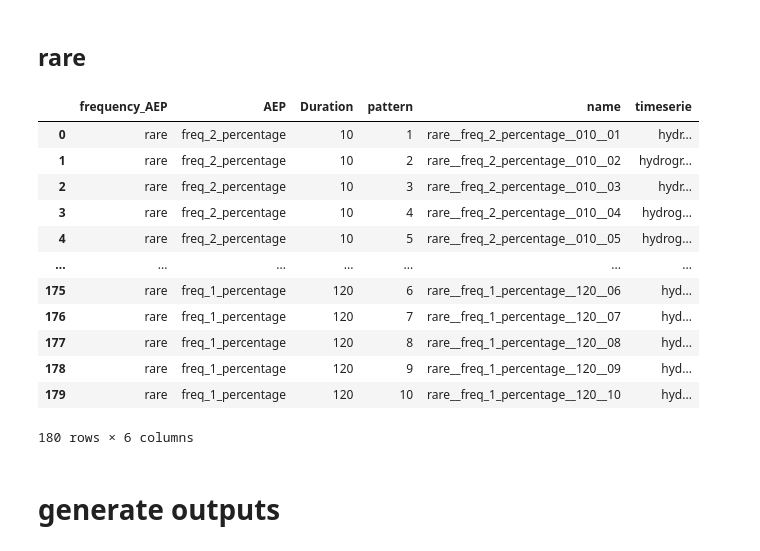
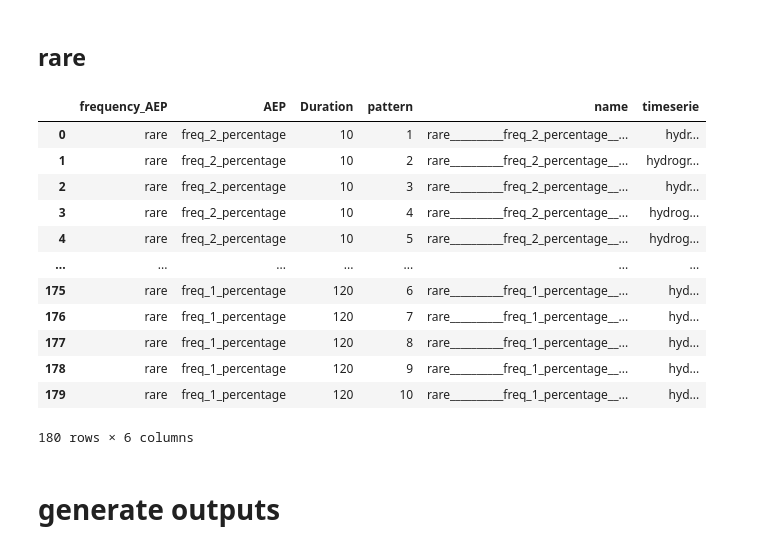
Before and after one commit to Holger-Paxi/Flood_Estimation, a Jupyter notebook: generate_rainfall_temporal_patterns.ipynb, the cells around one changed output. Cells and saved outputs as stored; diff of their text form; code cells hidden in the pictures.

```diff
--- a/generate_rainfall_temporal_patterns.ipynb
+++ b/generate_rainfall_temporal_patterns.ipynb
@@ -161,3 +161,6 @@ AEP_frequency_req
 | 6 | intermediate | 0.05 | 5.00 | 20.00 | 19.50 | freq_5_percentage |
 | 7 | rare | 0.02 | 2.00 | 50.00 | 49.50 | freq_2_percentage |
 | 8 | rare | 0.01 | 1.00 | 100.00 | 99.50 | freq_1_percentage |
+# %%
+max_len_freq = AEP_frequency_req.frequency.apply(lambda arg: len(arg)).max()
+max_len_freq
@@ -163,0 +169,3 @@ AEP_frequency_req
+# %%
+max_len_desc = AEP_frequency_req.frequency_descriptor.apply(lambda arg: len(arg)).max()
+max_len_desc
@@ -651,7 +661,9 @@ for index_14 in freq_rainseries.columns[3:]:
                 temp_list.append(f8)
 
             temp_list = pd.concat(temp_list, ignore_index=True)
-            f9 = '{}__{}__{:03}__{:02}'.format(f1, index_14, f2, index_16 + 1)
+            f9 = '{}__{}__{:03}__{:02}'.format(f1 if len(f1) == max_len_freq else f1 + (max_len_freq - len(f1)) * '_',
+                                               index_14 if len(index_14) == max_len_desc else index_14 + (max_len_desc - len(index_14)) * '_',
+                                               f2, index_16 + 1)
             f10 = pd.DataFrame({'frequency_AEP':[f1], 'AEP':[index_14], 'Duration':[f2], 'pattern':[index_16 + 1], 'name':[f9], 'timeserie': [temp_list]})
             freq_list.append(f10)
 
@@ -700,7 +712,9 @@ for index_14 in inte_rainseries.columns[3:]:
                 temp_list.append(f8)
 
             temp_list = pd.concat(temp_list, ignore_index=True)
-            f9 = '{}__{}__{:03}__{:02}'.format(f1, index_14, f2, index_16 + 1)
+            f9 = '{}__{}__{:03}__{:02}'.format(f1 if len(f1) == max_len_freq else f1 + (max_len_freq - len(f1)) * '_',
+                                               index_14 if len(index_14) == max_len_desc else index_14 + (max_len_desc - len(index_14)) * '_',
+                                               f2, index_16 + 1)
             f10 = pd.DataFrame({'frequency_AEP':[f1], 'AEP':[index_14], 'Duration':[f2], 'pattern':[index_16 + 1], 'name':[f9], 'timeserie': [temp_list]})
             inte_list.append(f10)
 
@@ -729,45 +743,47 @@ rare_list = []
 for index_14 in rare_rainseries.columns[3:]:
     f0 = pd.DataFrame(rare_rainseries[index_14])
 
     # for each row: duration (9 categories), AEP (3 categories - 1 for this)
     for index_15 in f0.index:
         f1 = rare_rainseries.AEP[index_15]
         f2 = int(rare_rainseries.Duration_in_min[index_15])
         f3 = rare_rainseries.increments[index_15]
         f4 = f0[index_14][index_15]
 
         # for each row: temporal pattern (10 temporal patterns)
         for index_16 in f4.index:
             f5 = pd.DataFrame(f4.loc[index_16]).T
             temp_list = []
 
             # for each column: depending on duration - 2, 3, 4, 5, 6, 9, 12, 18, 24 timestamps
             for index_17 in f5.columns:
                 f6 = dt.datetime.strftime(f3[index_17][0], '%m/%d/%Y %H:%M')
                 f7 = f4[index_17][index_16]
                 f8 = pd.DataFrame({'hydrograph':['{}      {}      {}'.format(rain_gauge, f6, f7)]})
                 temp_list.append(f8)
 
             temp_list = pd.concat(temp_list, ignore_index=True)
-            f9 = '{}__{}__{:03}__{:02}'.format(f1, index_14, f2, index_16 + 1)
+            f9 = '{}__{}__{:03}__{:02}'.format(f1 if len(f1) == max_len_freq else f1 + (max_len_freq - len(f1)) * '_',
+                                               index_14 if len(index_14) == max_len_desc else index_14 + (max_len_desc - len(index_14)) * '_',
+                                               f2, index_16 + 1)
             f10 = pd.DataFrame({'frequency_AEP':[f1], 'AEP':[index_14], 'Duration':[f2], 'pattern':[index_16 + 1], 'name':[f9], 'timeserie': [temp_list]})
             rare_list.append(f10)
 
 rare_list = pd.concat(rare_list, ignore_index=True)
 rare_list
 # %% [output]
 |  | frequency_AEP | AEP | Duration | pattern | name | timeserie |
-| 0 | rare | freq_2_percentage | 10 | 1 | rare__freq_2_percentage__010__01 | hydr... |
-| 1 | rare | freq_2_percentage | 10 | 2 | rare__freq_2_percentage__010__02 | hydrogr... |
-| 2 | rare | freq_2_percentage | 10 | 3 | rare__freq_2_percentage__010__03 | hydr... |
-| 3 | rare | freq_2_percentage | 10 | 4 | rare__freq_2_percentage__010__04 | hydrog... |
-| 4 | rare | freq_2_percentage | 10 | 5 | rare__freq_2_percentage__010__05 | hydrog... |
+| 0 | rare | freq_2_percentage | 10 | 1 | rare__________freq_2_percentage__... | hydr... |
+| 1 | rare | freq_2_percentage | 10 | 2 | rare__________freq_2_percentage__... | hydrogr... |
+| 2 | rare | freq_2_percentage | 10 | 3 | rare__________freq_2_percentage__... | hydr... |
+| 3 | rare | freq_2_percentage | 10 | 4 | rare__________freq_2_percentage__... | hydrog... |
+| 4 | rare | freq_2_percentage | 10 | 5 | rare__________freq_2_percentage__... | hydrog... |
 | ... | ... | ... | ... | ... | ... | ... |
-| 175 | rare | freq_1_percentage | 120 | 6 | rare__freq_1_percentage__120__06 | hyd... |
-| 176 | rare | freq_1_percentage | 120 | 7 | rare__freq_1_percentage__120__07 | hyd... |
-| 177 | rare | freq_1_percentage | 120 | 8 | rare__freq_1_percentage__120__08 | hyd... |
-| 178 | rare | freq_1_percentage | 120 | 9 | rare__freq_1_percentage__120__09 | hyd... |
-| 179 | rare | freq_1_percentage | 120 | 10 | rare__freq_1_percentage__120__10 | hyd... |
+| 175 | rare | freq_1_percentage | 120 | 6 | rare__________freq_1_percentage__... | hyd... |
+| 176 | rare | freq_1_percentage | 120 | 7 | rare__________freq_1_percentage__... | hyd... |
+| 177 | rare | freq_1_percentage | 120 | 8 | rare__________freq_1_percentage__... | hyd... |
+| 178 | rare | freq_1_percentage | 120 | 9 | rare__________freq_1_percentage__... | hyd... |
+| 179 | rare | freq_1_percentage | 120 | 10 | rare__________freq_1_percentage__... | hyd... |
 180 rows × 6 columns
 # %% [markdown]
 # generate outputs
```
Also changed, not shown: parts of 3 cells of this notebook, 1 other file.
